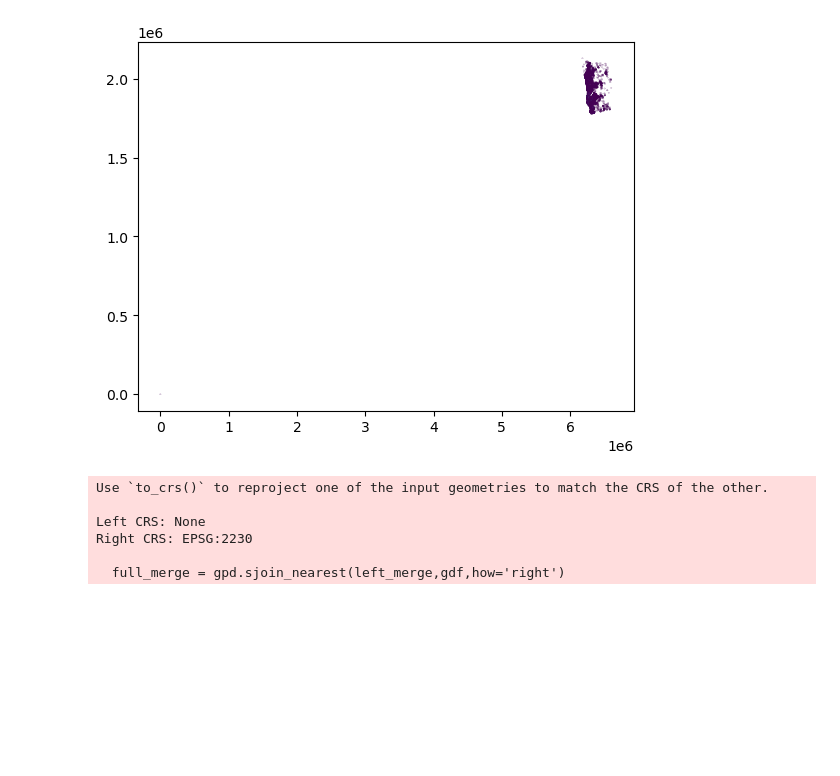
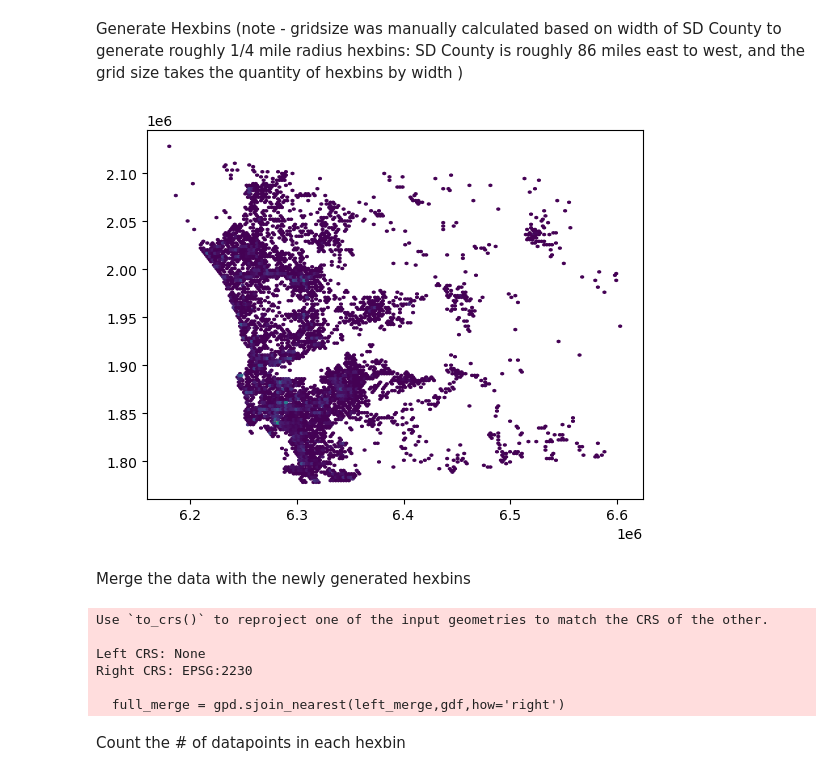
Before and after one commit to michaelmss/DSC180A-Activity-Centers, a Jupyter notebook: Notebooks/Hexbins.ipynb, the cells around one changed output. Drawn from its saved outputs; the diff is of its cells as text; code cells hidden in the pictures; blank space fills up the shorter version.

```diff
--- a/Notebooks/Hexbins.ipynb
+++ b/Notebooks/Hexbins.ipynb
@@ -10,5 +12,6 @@ import numpy as np
 # %%
 gdf = gpd.read_file("../data/SANGIS/BUSINESS_SITES/BUSINESS_SITES.shp")
 # %%
+gdf = gdf[gdf['POINT_X']!=0]
 gdf['x'] = gdf['geometry'].x
 gdf['y'] = gdf['geometry'].y
@@ -15,9 +29,16 @@ gdf['y'] = gdf['geometry'].y
+# %% [markdown]
+Generate Hexbins
+(note - gridsize was manually calculated based on width of SD County to generate roughly 1/4 mile radius hexbins:
+SD County is roughly 86 miles east to west, and the grid size takes the quantity of hexbins by width
+)
 # %%
-hexes = matplotlib.pyplot.hexbin( x= gdf['x'], y=gdf['y'],mincnt=1,gridsize=3970)
+hexes = matplotlib.pyplot.hexbin( x= gdf['x'], y=gdf['y'],mincnt=1,gridsize=86*2)
 # %% [output]
-[figure, old version]
+[figure, new version]
 # %%
 hexbins = gpd.points_from_xy(x=[i[0] for i in hexes.get_offsets()],y=[i[1] for i in hexes.get_offsets()])[1:]
+# %% [markdown]
+Merge the data with the newly generated hexbins
 # %%
 left_merge = gpd.GeoDataFrame(hexbins, geometry=0)
 # %%
@@ -29,6 +50,8 @@ Left CRS: None
 Right CRS: EPSG:2230
 
   full_merge = gpd.sjoin_nearest(left_merge,gdf,how='right')
+# %% [markdown]
+Count the # of datapoints in each hexbin
 # %%
 index_and_counts = full_merge.groupby('index_left').count().sort_values(by='x').reset_index()[['index_left','APN',]]
 # %%
```
Also changed, not shown: parts of 11 cells of this notebook.
